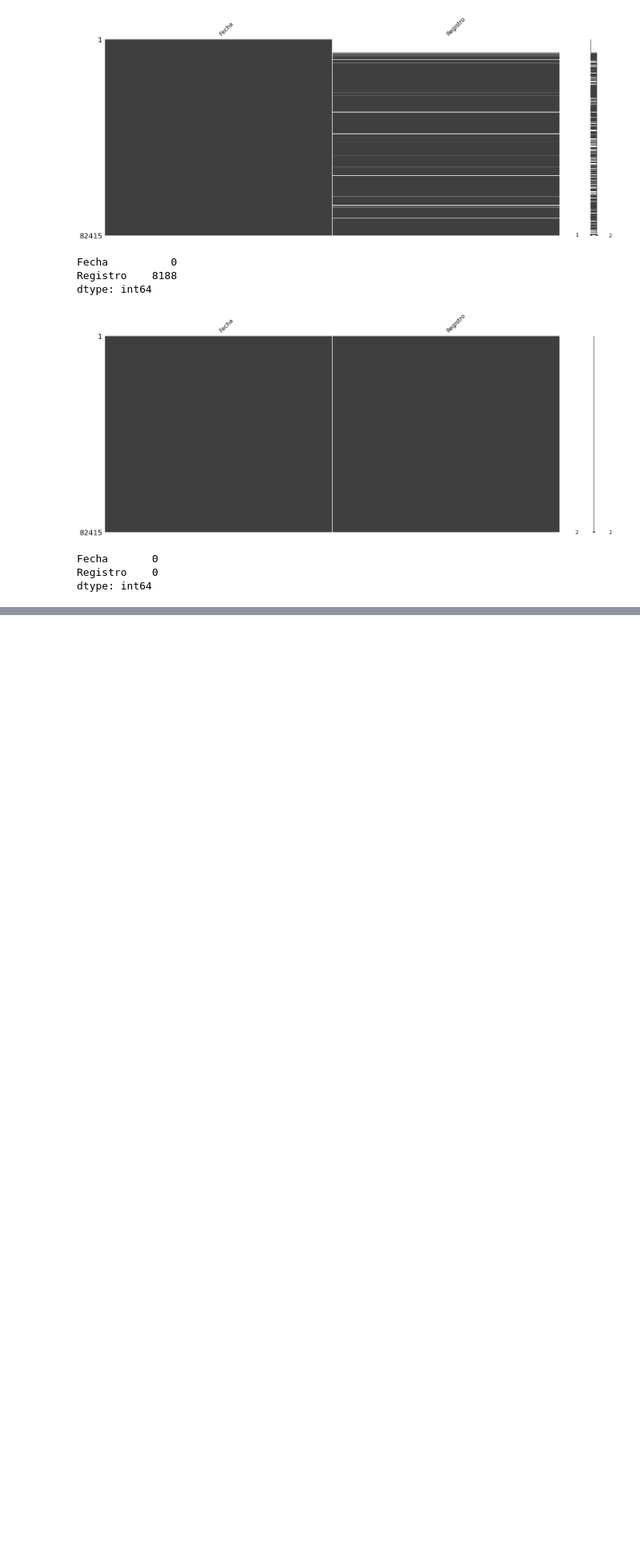
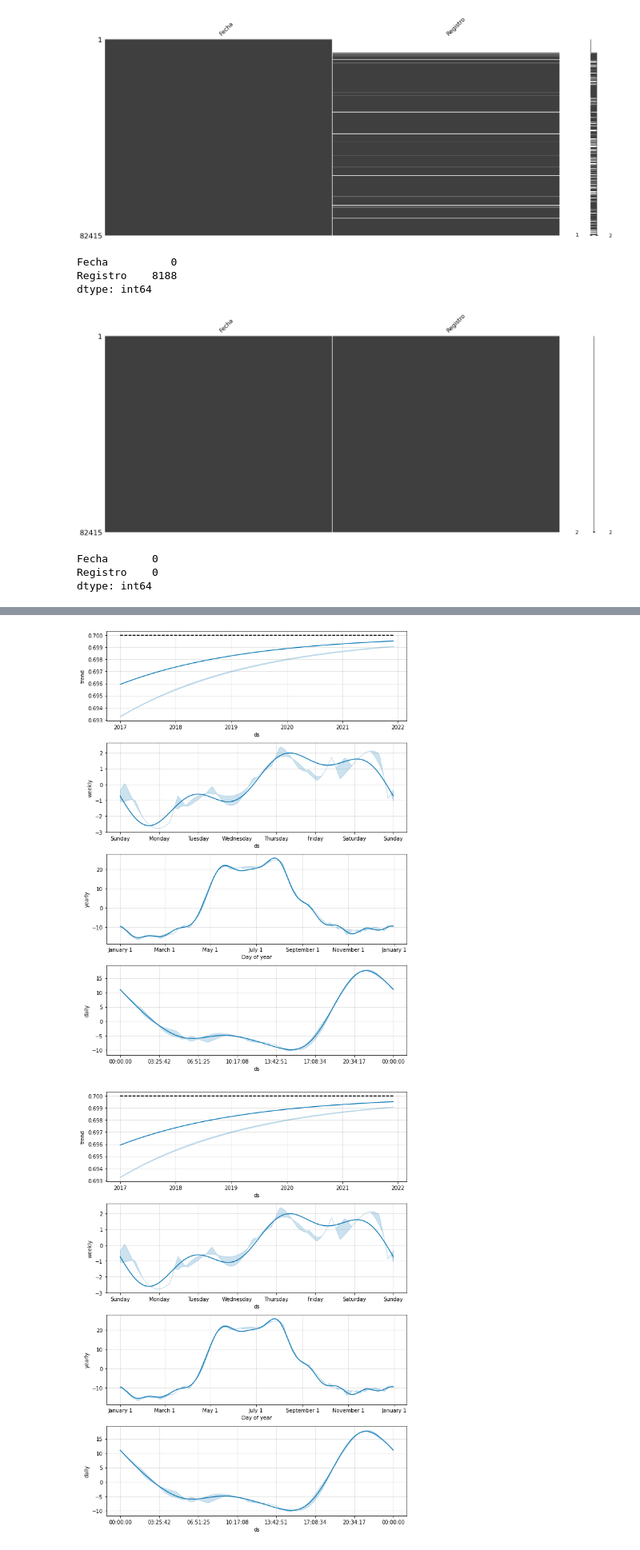
Before and after one commit to Sakutwf/ProyectoFinalMachineLearning, a Jupyter notebook: Proyecto_Final_Machine_Learning.ipynb, the cells around one changed output, grey strips where cells are left out. Shown at 80% size. Saved outputs shown, nothing was run; the diff lists cells and outputs as text; code cells hidden in the pictures; blank space fills up the shorter version.

```diff
--- a/Proyecto_Final_Machine_Learning.ipynb
+++ b/Proyecto_Final_Machine_Learning.ipynb
@@ -145,0 +173,24 @@ dtype: int64
+# %%
+trainData['cap'] = 0.7
+testData['cap'] = 0.7
+
+trainData.rename(columns = {"Fecha":"ds","Registro":"y"}, inplace=True)
+testData.rename(columns = {"Fecha":"ds","Registro":"y"}, inplace=True)
+
+years = range(2012,2021)
+
+chileanHolidays = holidays.CL(years=years)
+dataHolidays = pd.DataFrame.from_dict(chileanHolidays, orient="index").reset_index()
+dataHolidays.columns = ["ds","holiday"]
+
+model = Prophet(
+    growth='logistic',
+    changepoints=None,
+    yearly_seasonality=True,
+    weekly_seasonality=True,
+    daily_seasonality=True,
+    holidays=None,
+    mcmc_samples=25,
+    interval_width=0.20
+)
+model.fit(trainData)
@@ -145,0 +216,8 @@ dtype: int64
+# %%
+forecast = model.predict(testData)
+forecast_ci = forecast[["ds","yhat","yhat_lower","yhat_upper"]].set_index("ds")
+
+yhat_test = forecast.yhat.values
+y_test = testData[['y']]
+
+forecast_ci.head()
@@ -145,0 +232,5 @@ dtype: int64
+# %%
+model.plot_components(forecast)
+# %% [output]
+[figure, added]
+[figure, added]
```
Also changed, not shown: parts of 11 cells of this notebook.
